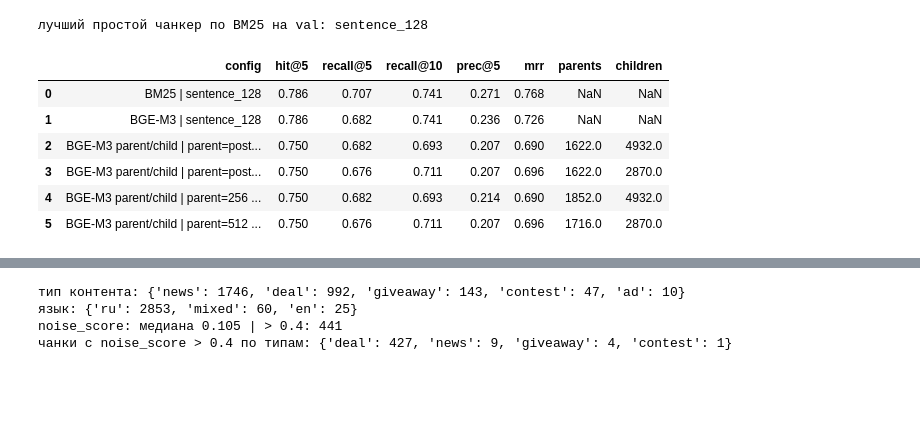
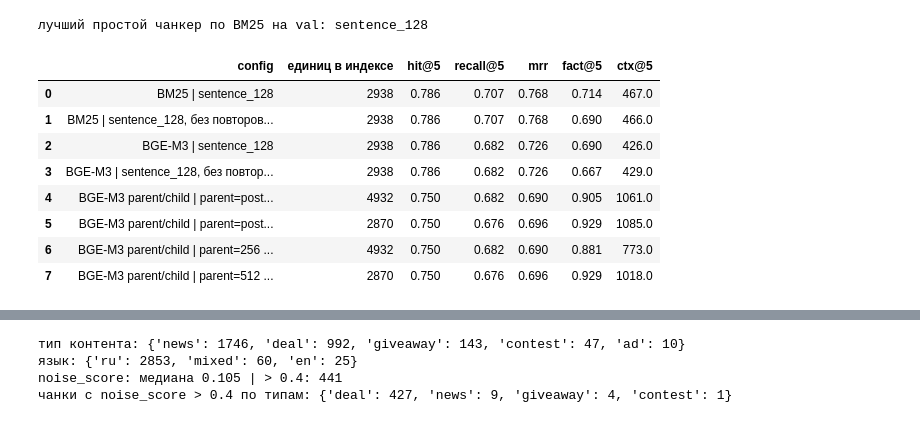
Before and after one commit to Anmishc/rag-games-telegram, a Jupyter notebook: kt2/RAG_КТ2_Мищенко_Андрей.ipynb, the cells around one changed output, grey strips where cells are left out. Saved outputs shown, nothing was run; the diff lists cells and outputs as text; code cells hidden in the pictures; blank space fills up the shorter version.

```diff
--- a/kt2/RAG_КТ2_Мищенко_Андрей.ipynb
+++ b/kt2/RAG_КТ2_Мищенко_Андрей.ipynb
@@ -404,8 +467,9 @@ ax.set_xlabel('cosine similarity'); ax.legend(); plt.tight_layout(); plt.show()
 # %% [markdown]
 Близость очень низкая (медиана 0.14 у potion и 0.22 у MiniLM), а дефолтный порог 0.8 вообще за пределами распределения. Полез в код Chonkie, и оказалось, что в версии 1.7 threshold это не порог косинуса. Чанкер строит кривую близости (каждое предложение против окна из 3 предыдущих), сглаживает её фильтром Савицкого-Голея, ищет локальные минимумы и оставляет те, что проходят по перцентилю threshold. То есть threshold это перцентиль от 0 до 1: чем он выше, тем больше разрезов. Проверил на одном длинном посте:
 # %%
+GRID = [0.05, 0.2, 0.4, 0.6, 0.8, 0.95]
 demo = next(d for d in docs_clean if d['doc_id'] == 'SteamByFree/19153')
-for thr in [0.05, 0.2, 0.4, 0.6, 0.8, 0.95]:
+for thr in GRID:
     ch = SemanticChunker(embedding_model=EMBEDDERS['potion'], threshold=thr, chunk_size=2048).chunk(demo['text'])
-    print(f'threshold={thr}: чанков {len(ch):2d}, токены по чанкам {[c.token_count for c in ch]}')
+    print(f'threshold={thr}: чанков {len(ch):2d}, токены по чанкам {[ntok(c.text) for c in ch]}')
 # %% [output]
@@ -420,17 +484,11 @@ threshold=0.95: чанков 15, токены по чанкам [39, 15, 40, 73,
 # %%
-GRID = [0.05, 0.2, 0.4, 0.6, 0.8, 0.95]
-rows = []
+SEM, rows = {}, []
 for short, name in EMBEDDERS.items():
     for thr in GRID:
         ch, t = cached_chunks(f'sem_{short}_{thr}', lambda: SemanticChunker(embedding_model=name, threshold=thr, chunk_size=256))
+        SEM[short, thr] = ch
         s = summary(evaluate(BM25Index(ch).search, val_q, dup_map))
-        rows.append({'embedder': short, 'threshold': thr, 'skip_window': 0, **chunk_stats(ch), 'chunk_time_s': round(t, 1), **s})
+        rows.append({'embedder': short, 'threshold': thr, **chunk_stats(ch), 'chunk_time_s': round(t, 2), **s})
 sem_table = pd.DataFrame(rows)
-for short, name in EMBEDDERS.items():
-    best = sem_table[sem_table.embedder == short].sort_values(['recall@5', 'hit@5'], ascending=False).iloc[0]
-    thr = float(best.threshold)
-    ch, t = cached_chunks(f'sem_{short}_{thr}_skip1', lambda: SemanticChunker(embedding_model=name, threshold=thr, chunk_size=256, skip_window=1))
-    s = summary(evaluate(BM25Index(ch).search, val_q, dup_map))
-    sem_table.loc[len(sem_table)] = {'embedder': short, 'threshold': thr, 'skip_window': 1, **chunk_stats(ch), 'chunk_time_s': round(t, 1), **s}
 sem_table
 # %% [output]
@@ -452,7 +508,7 @@ sem_table
 # %%
 fig, axes = plt.subplots(1, 2, figsize=(12, 3.8))
 for short in EMBEDDERS:
-    g = sem_table[(sem_table.embedder == short) & (sem_table.skip_window == 0)]
+    g = sem_table[sem_table.embedder == short]
     axes[0].plot(g.threshold, g['mean'], marker='o', label=short)
     axes[1].plot(g.threshold, g['recall@5'], marker='o', label=short)
 axes[0].set_title('Средний размер чанка, токены'); axes[1].set_title('Recall@5 на val (BM25)')
@@ -579,55 +661,59 @@ print('лучший простой чанкер по BM25 на val:', BEST)
 # %% [output]
 лучший простой чанкер по BM25 на val: sentence_128
 # %%
-def by_type(df):
-    return df.groupby('type')[['hit@5', 'recall@5']].mean().round(3)
-
-dense_rows, type_tables = [], {}
-bm_best = BM25Index(best_chunks)
-e = evaluate(bm_best.search, val_q, dup_map)
-dense_rows.append({'config': f'BM25 | {BEST}', **summary(e)})
-type_tables['BM25 ' + BEST] = by_type(e)
-
-dn_best = DenseIndex(best_chunks, f'dense_{BEST}')
-e = evaluate(dn_best.search, val_q, dup_map)
-dense_rows.append({'config': f'BGE-M3 | {BEST}', **summary(e)})
-type_tables['BGE-M3 ' + BEST] = by_type(e)
+def by_type(df, cols=('hit@5', 'recall@5')):
+    return df.groupby('type')[list(cols)].mean().round(3).stack()
 
 def build_pc(parent_size, child_size):
+    t0 = time.time()
     if parent_size == 'post':
         parents = [{'doc_id': d['doc_id'], 'text': d['text']} for d in docs_clean if d['text'].strip()]
     else:
         parents = chunk_docs(docs_clean, TokenChunker(tokenizer='cl100k_base', chunk_size=parent_size))
-    cc = TokenChunker(tokenizer='cl100k_base', chunk_size=child_size)
-    children = [{'pi': pi, 'doc_id': p['doc_id'], 'text': c.text} for pi, p in enumerate(parents) for c in cc.chunk(p['text'])]
-    E, _ = embed([c['text'] for c in children], f'pc_{parent_size}_{child_size}')
-    pis = np.array([c['pi'] for c in children])
+    child_chunker = TokenChunker(tokenizer='cl100k_base', chunk_size=child_size)
+    children = [{'pi': pi, 'doc_id': p['doc_id'], 'text': c.text} for pi, p in enumerate(parents) for c in child_chunker.chunk(p['text'])]
+    t_chunk = time.time() - t0
+    E, t_emb = embed([c['text'] for c in children], f'pc_{parent_size}_{child_size}')
+    parent_idx = np.array([c['pi'] for c in children])
     def search(q, k=10):
         s = E @ bge().encode([q], normalize_embeddings=True, convert_to_numpy=True)[0]
         seen = []
         for i in np.argsort(-s)[:300]:
-            if pis[i] not in seen:
-                seen.append(pis[i])
+            if parent_idx[i] not in seen:
+                seen.append(parent_idx[i])
                 if len(seen) == k:
                     break
         return [parents[p] for p in seen]
-    return parents, children, search
+    return parents, children, search, t_chunk, t_emb
 
+PC_METRICS = ['hit@5', 'recall@5', 'mrr', 'fact@5', 'ctx@5']
+bm_best = BM25Index(best_chunks)
+dn_best = DenseIndex(best_chunks, f'dense_{BEST}')
+by_post = lambda c: c['doc_id']
+runs = {f'BM25 | {BEST}': (bm_best.search, len(best_chunks)),
+        f'BM25 | {BEST}, без повторов поста': (unique_by(bm_best.search, by_post), len(best_chunks)),
+        f'BGE-M3 | {BEST}': (dn_best.search, len(best_chunks)),
+        f'BGE-M3 | {BEST}, без повторов поста': (unique_by(dn_best.search, by_post), len(best_chunks))}
 PC = {}
 for ps, cs in [('post', 64), ('post', 128), (256, 64), (512, 128)]:
-    parents, children, search = build_pc(ps, cs)
     name = f'parent={ps} child={cs}'
-    PC[name] = (parents, children, search)
+    PC[name] = build_pc(ps, cs)
+    runs[f'BGE-M3 parent/child | {name}'] = (PC[name][2], len(PC[name][1]))
+
+dense_rows, type_rows = [], {}
+for name, (search, n_units) in runs.items():
     e = evaluate(search, val_q, dup_map)
-    dense_rows.append({'config': f'BGE-M3 parent/child | {name}', 'parents': len(parents), 'children': len(children), **summary(e)})
-    type_tables[name] = by_type(e)
-dense_table = pd.DataFrame(dense_rows)
+    dense_rows.append({'config': name, 'единиц в индексе': n_units, **summary(e, PC_METRICS)})
+    type_rows[name] = by_type(e, ['hit@5', 'recall@5', 'fact@5'])
+dense_table = pd.DataFrame(dense_rows).round({'ctx@5': 0})
 dense_table
 # %% [output]
-|  | config | hit@5 | recall@5 | recall@10 | prec@5 | mrr | parents | children |
-| 0 | BM25 | sentence_128 | 0.786 | 0.707 | 0.741 | 0.271 | 0.768 | NaN | NaN |
-| 1 | BGE-M3 | sentence_128 | 0.786 | 0.682 | 0.741 | 0.236 | 0.726 | NaN | NaN |
-| 2 | BGE-M3 parent/child | parent=post... | 0.750 | 0.682 | 0.693 | 0.207 | 0.690 | 1622.0 | 4932.0 |
-| 3 | BGE-M3 parent/child | parent=post... | 0.750 | 0.676 | 0.711 | 0.207 | 0.696 | 1622.0 | 2870.0 |
-| 4 | BGE-M3 parent/child | parent=256 ... | 0.750 | 0.682 | 0.693 | 0.214 | 0.690 | 1852.0 | 4932.0 |
-| 5 | BGE-M3 parent/child | parent=512 ... | 0.750 | 0.676 | 0.711 | 0.207 | 0.696 | 1716.0 | 2870.0 |
+|  | config | единиц в индексе | hit@5 | recall@5 | mrr | fact@5 | ctx@5 |
+| 0 | BM25 | sentence_128 | 2938 | 0.786 | 0.707 | 0.768 | 0.714 | 467.0 |
+| 1 | BM25 | sentence_128, без повторов... | 2938 | 0.786 | 0.707 | 0.768 | 0.690 | 466.0 |
+| 2 | BGE-M3 | sentence_128 | 2938 | 0.786 | 0.682 | 0.726 | 0.690 | 426.0 |
+| 3 | BGE-M3 | sentence_128, без повтор... | 2938 | 0.786 | 0.682 | 0.726 | 0.667 | 429.0 |
+| 4 | BGE-M3 parent/child | parent=post... | 4932 | 0.750 | 0.682 | 0.690 | 0.905 | 1061.0 |
+| 5 | BGE-M3 parent/child | parent=post... | 2870 | 0.750 | 0.676 | 0.696 | 0.929 | 1085.0 |
+| 6 | BGE-M3 parent/child | parent=256 ... | 4932 | 0.750 | 0.682 | 0.690 | 0.881 | 773.0 |
+| 7 | BGE-M3 parent/child | parent=512 ... | 2870 | 0.750 | 0.676 | 0.696 | 0.929 | 1018.0 |
```
Also changed, not shown: parts of 59 cells of this notebook, 28 other files.
